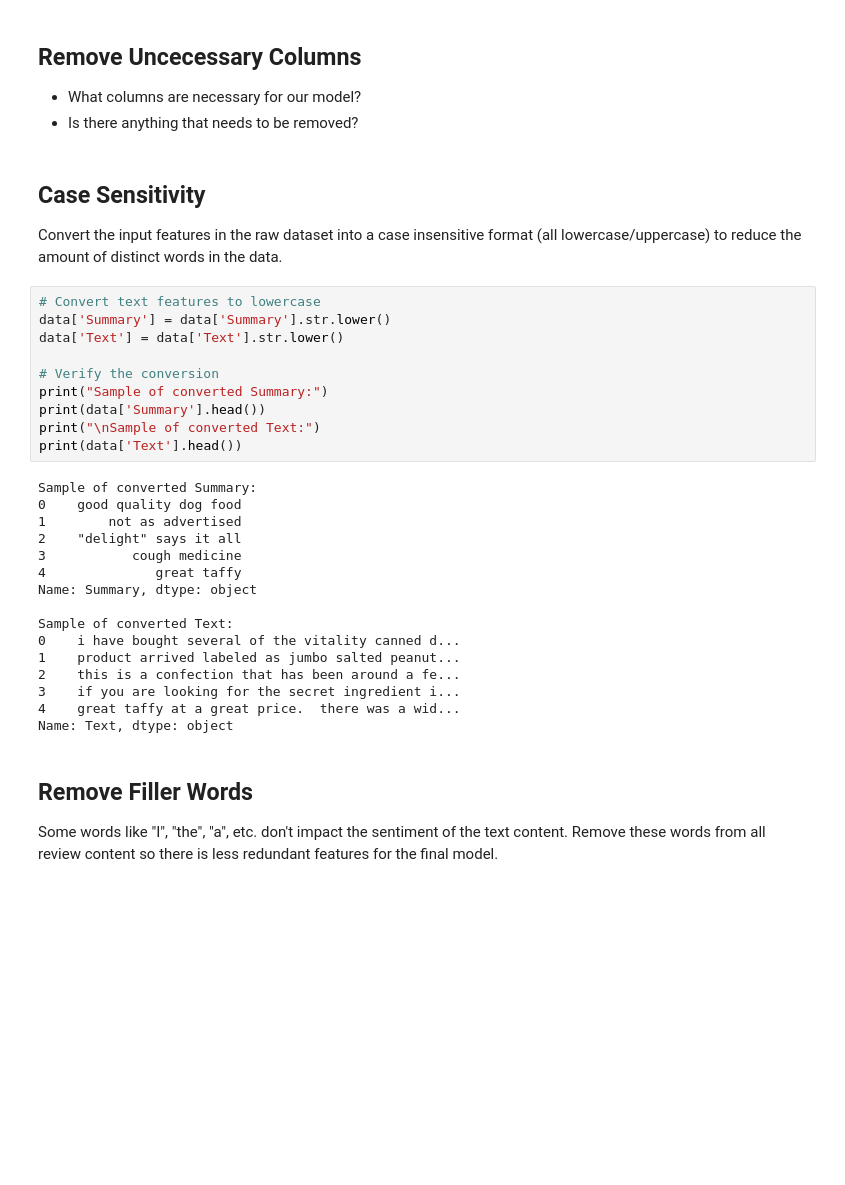
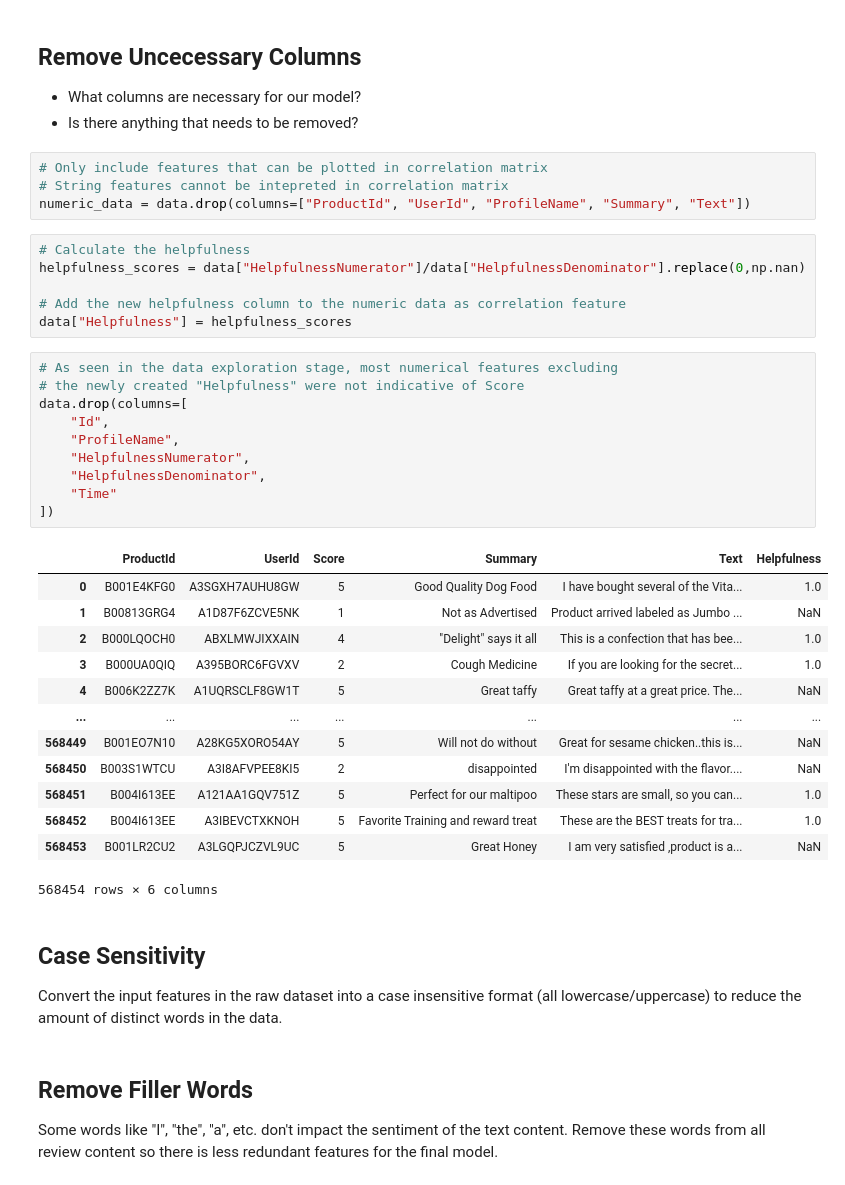
Before and after one commit to Cyrus-Kwan/Amazon-Sentiment-Analysis, a Jupyter notebook: src/cleaning/cleaning.ipynb, the cells around one changed output. Saved outputs shown, nothing was run; the diff lists cells and outputs as text; blank space fills up the shorter version.

```diff
--- a/src/cleaning/cleaning.ipynb
+++ b/src/cleaning/cleaning.ipynb
@@ -21,35 +25,43 @@ The first stage of data cleaning is to identify and remove data points that aren
 ## Remove Uncecessary Columns
 - What columns are necessary for our model?
 - Is there anything that needs to be removed?
+# %%
+# Only include features that can be plotted in correlation matrix
+# String features cannot be intepreted in correlation matrix
+numeric_data = data.drop(columns=["ProductId", "UserId", "ProfileName", "Summary", "Text"])
+# %%
+# Calculate the helpfulness
+helpfulness_scores = data["HelpfulnessNumerator"]/data["HelpfulnessDenominator"].replace(0,np.nan)
+
+# Add the new helpfulness column to the numeric data as correlation feature
+data["Helpfulness"] = helpfulness_scores
+# %%
+# As seen in the data exploration stage, most numerical features excluding
+# the newly created "Helpfulness" were not indicative of Score
+data.drop(columns=[
+    "Id",
+    "ProfileName",
+    "HelpfulnessNumerator",
+    "HelpfulnessDenominator",
+    "Time"
+])
+# %% [output]
+|  | ProductId | UserId | Score | Summary | Text | Helpfulness |
+| 0 | B001E4KFG0 | A3SGXH7AUHU8GW | 5 | Good Quality Dog Food | I have bought several of the Vita... | 1.0 |
+| 1 | B00813GRG4 | A1D87F6ZCVE5NK | 1 | Not as Advertised | Product arrived labeled as Jumbo ... | NaN |
+| 2 | B000LQOCH0 | ABXLMWJIXXAIN | 4 | "Delight" says it all | This is a confection that has bee... | 1.0 |
+| 3 | B000UA0QIQ | A395BORC6FGVXV | 2 | Cough Medicine | If you are looking for the secret... | 1.0 |
+| 4 | B006K2ZZ7K | A1UQRSCLF8GW1T | 5 | Great taffy | Great taffy at a great price. The... | NaN |
+| ... | ... | ... | ... | ... | ... | ... |
+| 568449 | B001EO7N10 | A28KG5XORO54AY | 5 | Will not do without | Great for sesame chicken..this is... | NaN |
+| 568450 | B003S1WTCU | A3I8AFVPEE8KI5 | 2 | disappointed | I'm disappointed with the flavor.... | NaN |
+| 568451 | B004I613EE | A121AA1GQV751Z | 5 | Perfect for our maltipoo | These stars are small, so you can... | 1.0 |
+| 568452 | B004I613EE | A3IBEVCTXKNOH | 5 | Favorite Training and reward treat | These are the BEST treats for tra... | 1.0 |
+| 568453 | B001LR2CU2 | A3LGQPJCZVL9UC | 5 | Great Honey | I am very satisfied ,product is a... | NaN |
+568454 rows × 6 columns
 # %% [markdown]
 ## Case Sensitivity
 Convert the input features in the raw dataset into a case insensitive format (all lowercase/uppercase) to reduce the amount of distinct words in the data.
-# %%
-# Convert text features to lowercase
-data['Summary'] = data['Summary'].str.lower()
-data['Text'] = data['Text'].str.lower()
-
-# Verify the conversion
-print("Sample of converted Summary:")
-print(data['Summary'].head())
-print("\nSample of converted Text:")
-print(data['Text'].head())
-# %% [output]
-Sample of converted Summary:
-0    good quality dog food
-1        not as advertised
-2    "delight" says it all
-3           cough medicine
-4              great taffy
-Name: Summary, dtype: object
-
-Sample of converted Text:
-0    i have bought several of the vitality canned d...
-1    product arrived labeled as jumbo salted peanut...
-2    this is a confection that has been around a fe...
-3    if you are looking for the secret ingredient i...
-4    great taffy at a great price.  there was a wid...
-Name: Text, dtype: object
 # %% [markdown]
 ## Remove Filler Words
 Some words like "I", "the", "a", etc. don't impact the sentiment of the text content. Remove these words from all review content so there is less redundant features for the final model.
```
Also changed, not shown: parts of 5 cells of this notebook, 4 other files.
